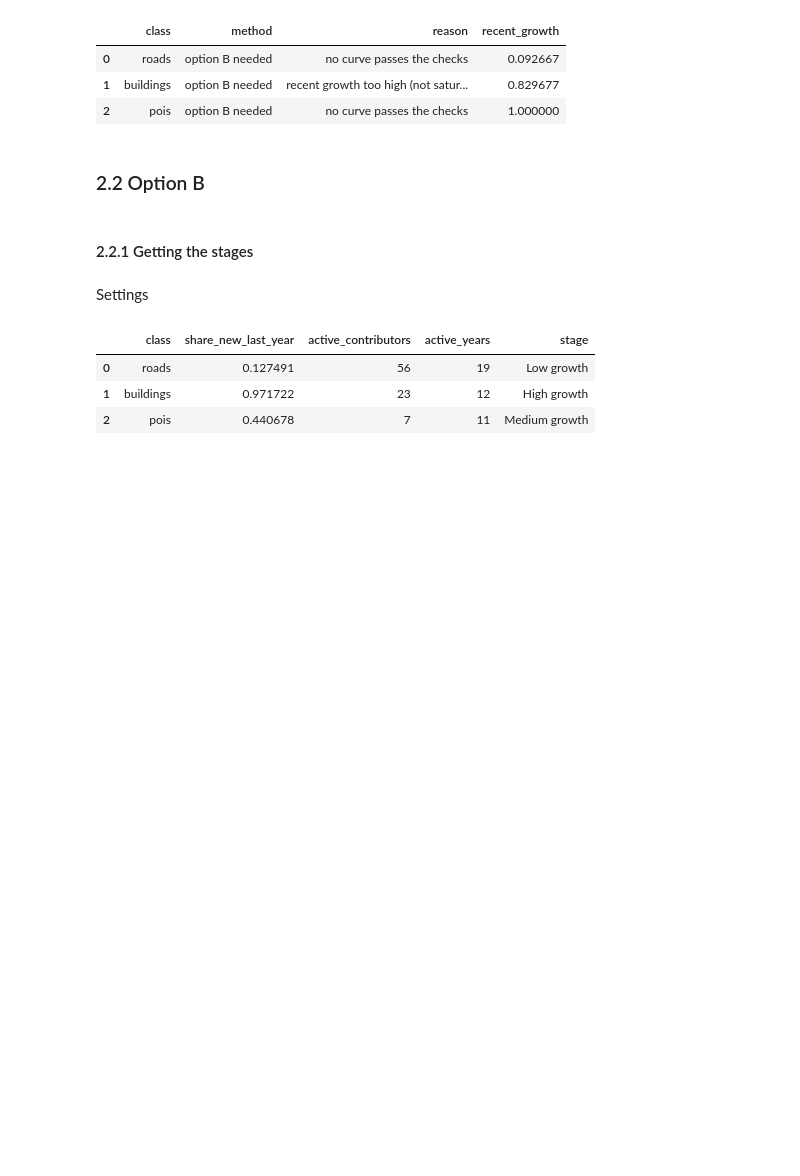
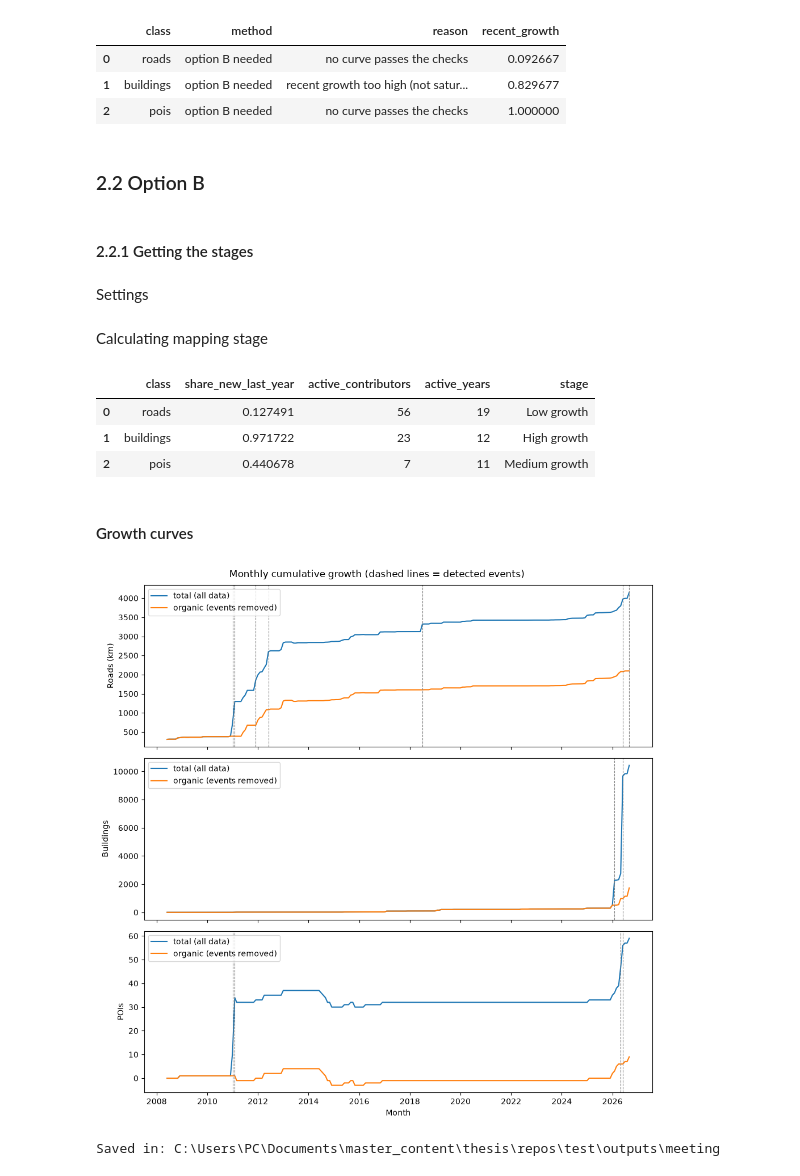
Before and after one commit to juanituser/dqa, a Jupyter notebook: 01_completeness.ipynb, the cells around one changed output. Cells and saved outputs as stored; diff of their text form; code cells hidden in the pictures; blank space fills up the shorter version.

```diff
--- a/01_completeness.ipynb
+++ b/01_completeness.ipynb
@@ -709 +706,3 @@ window_start = window_end - pd.DateOffset(months=RECENT_MONTHS) # 12 months befo
+# %% [markdown]
+Calculating mapping stage
 # %%
@@ -758,3 +760,53 @@ option_b
 | 0 | roads | 0.127491 | 56 | 19 | Low growth |
 | 1 | buildings | 0.971722 | 23 | 12 | High growth |
 | 2 | pois | 0.440678 | 7 | 11 | Medium growth |
+# %% [markdown]
+#### Growth curves
+# %%
+import matplotlib.pyplot as plt
+
+OUT_DIR = Path("outputs") / "meeting"
+
+# 1. plot: total series vs organic series with the events marked
+PLOT_ROWS = [("road_km", "Roads (km)", "roads"),
+             ("buildings", "Buildings", "buildings"),
+             ("pois", "POIs", "pois")]
+
+figure, axes = plt.subplots(3, 1, figsize=(10, 10), sharex=True)
+for position in range(3):
+    series_column, label, class_name = PLOT_ROWS[position]
+    axis = axes[position]
+    axis.plot(growth["month"], growth[series_column], label="total (all data)")
+    axis.plot(organic["month"], organic[series_column], label="organic (events removed)")
+
+    class_events = events[events["class"] == class_name]
+    for index, event in class_events.iterrows():
+        axis.axvline(event["month"], color="grey", linestyle="--", linewidth=0.8)   # one line per event
+
+    axis.set_ylabel(label)
+    axis.legend(loc="upper left")
+
+axes[2].set_xlabel("Month")
+figure.suptitle("Monthly cumulative growth (dashed lines = detected events)")
+plt.tight_layout()
+OUT_DIR = Path("outputs\meeting")
+
+figure.savefig(OUT_DIR / "growth_series.png", dpi=200)
+plt.show()
+
+# 2. tables
+growth_export = growth.copy()
+growth_export["road_km_organic"] = organic["road_km"]
+growth_export["buildings_organic"] = organic["buildings"]
+growth_export["pois_organic"] = organic["pois"]
+growth_export.to_csv(OUT_DIR / "growth_series.csv", index=False)
+
+events_export = events.drop(columns=["top_user"])     # no usernames when sharing
+events_export.to_csv(OUT_DIR / "events.csv", index=False)
+
+fits.to_csv(OUT_DIR / "curve_fits.csv", index=False)
+
+print("Saved in:", OUT_DIR.resolve())
+# %% [output]
+[figure, added]
+Saved in: C:\Users\PC\Documents\master_content\thesis\repos\test\outputs\meeting
```
Also changed, not shown: parts of 2 cells of this notebook, 1 other file.
